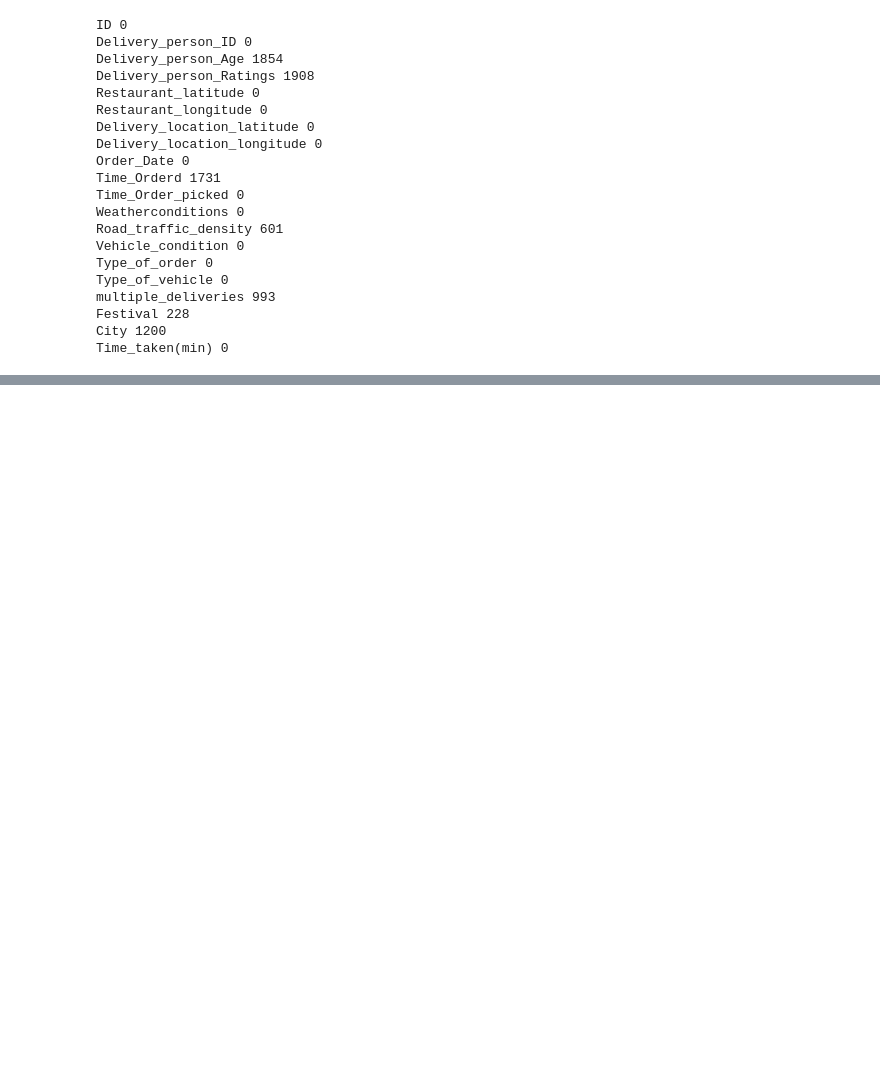
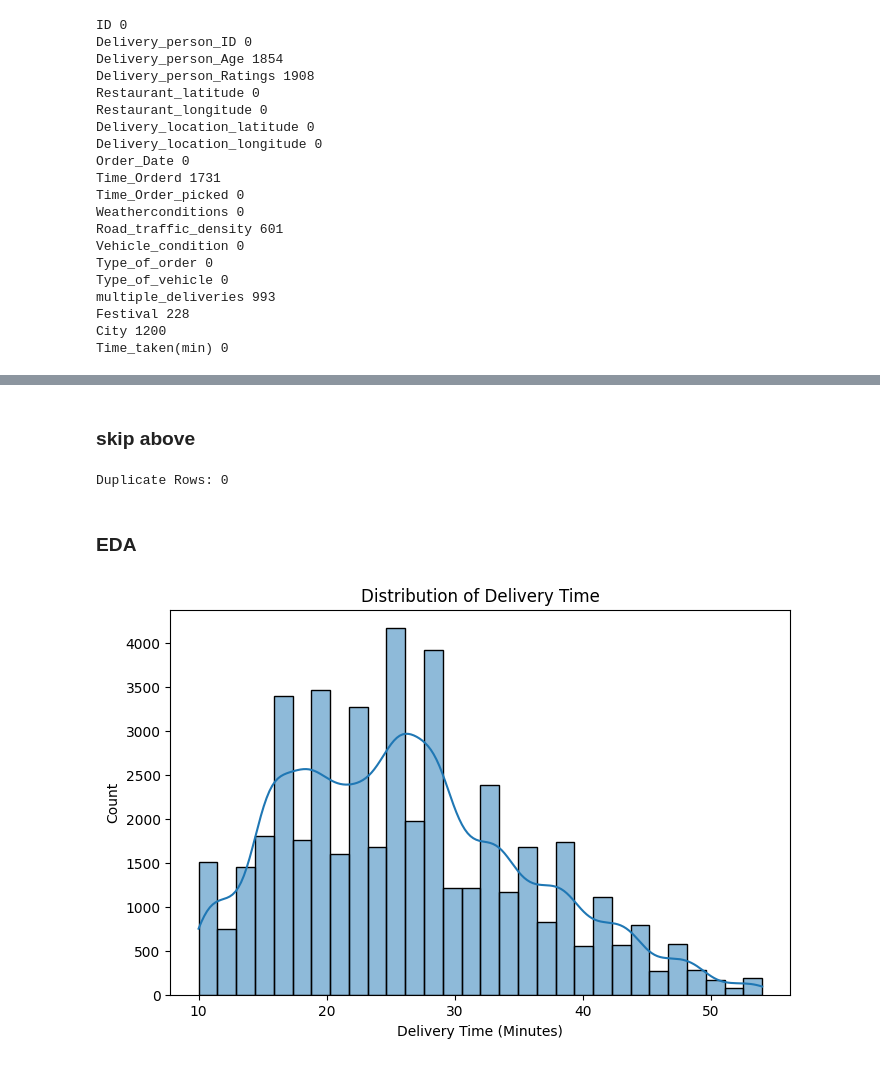
Before and after one commit to sainibunty2309-del/Food-delivery-time-prediction-, a Jupyter notebook: model.ipynb, the cells around one changed output, grey strips where cells are left out. Saved outputs shown, nothing was run; the diff lists cells and outputs as text; code cells hidden in the pictures; blank space fills up the shorter version.

```diff
--- a/model.ipynb
+++ b/model.ipynb
@@ -324,0 +550,2 @@ Time_taken(min) 0
+# %%
+train_df["Time_taken(min)"] = train_df["Time_taken(min)"].str.extract("(\d+)").astype(int)
@@ -324,0 +570,3 @@ Time_taken(min) 0
+# %%
+train_df["Order_Date"] = pd.to_datetime(train_df["Order_Date"], dayfirst=True)
+test_df["Order_Date"] = pd.to_datetime(test_df["Order_Date"], dayfirst=True)
@@ -324,0 +584,6 @@ Time_taken(min) 0
+# %%
+train_df["Time_Orderd"] = pd.to_datetime(train_df["Time_Orderd"], format="%H:%M", errors="coerce")
+train_df["Time_Order_picked"] = pd.to_datetime(train_df["Time_Order_picked"], format="%H:%M", errors="coerce")
+
+test_df["Time_Orderd"] = pd.to_datetime(test_df["Time_Orderd"], format="%H:%M", errors="coerce")
+test_df["Time_Order_picked"] = pd.to_datetime(test_df["Time_Order_picked"], format="%H:%M", errors="coerce")
@@ -324,0 +627,6 @@ Time_taken(min) 0
+# %%
+train_df["Time_Orderd"] = pd.to_datetime(train_df["Time_Orderd"], errors="coerce")
+train_df["Time_Order_picked"] = pd.to_datetime(train_df["Time_Order_picked"], errors="coerce")
+
+test_df["Time_Orderd"] = pd.to_datetime(test_df["Time_Orderd"], errors="coerce")
+test_df["Time_Order_picked"] = pd.to_datetime(test_df["Time_Order_picked"], errors="coerce")
@@ -324,0 +647,22 @@ Time_taken(min) 0
+# %% [markdown]
+### skip above
+# %%
+# duplicate values check
+print("Duplicate Rows:", train_df.duplicated().sum())
+# %% [output]
+Duplicate Rows: 0
+# %% [markdown]
+### EDA
+# %%
+# Target variable distribution
+
+plt.figure(figsize=(8,5))
+sns.histplot(train_df["Time_taken(min)"], bins=30, kde=True)
+
+plt.title("Distribution of Delivery Time")
+plt.xlabel("Delivery Time (Minutes)")
+plt.ylabel("Count")
+
+plt.show()
+# %% [output]
+[figure, added]
```
Also changed, not shown: parts of 43 cells of this notebook.
